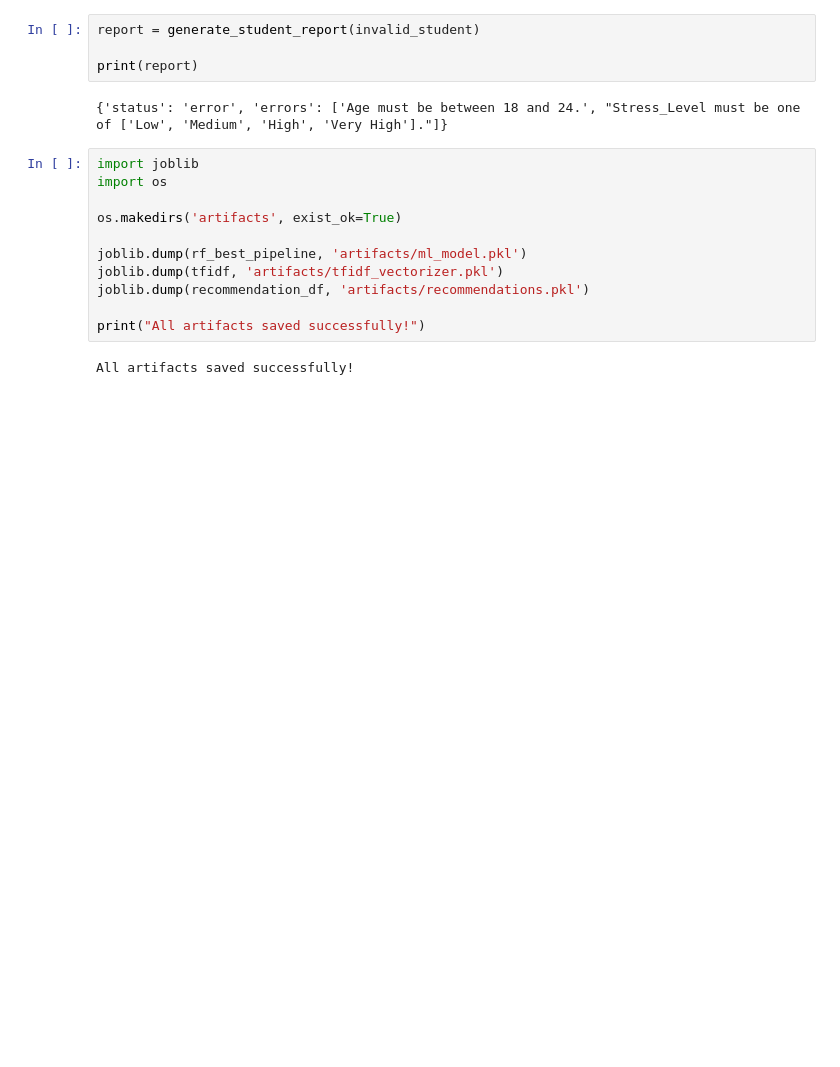
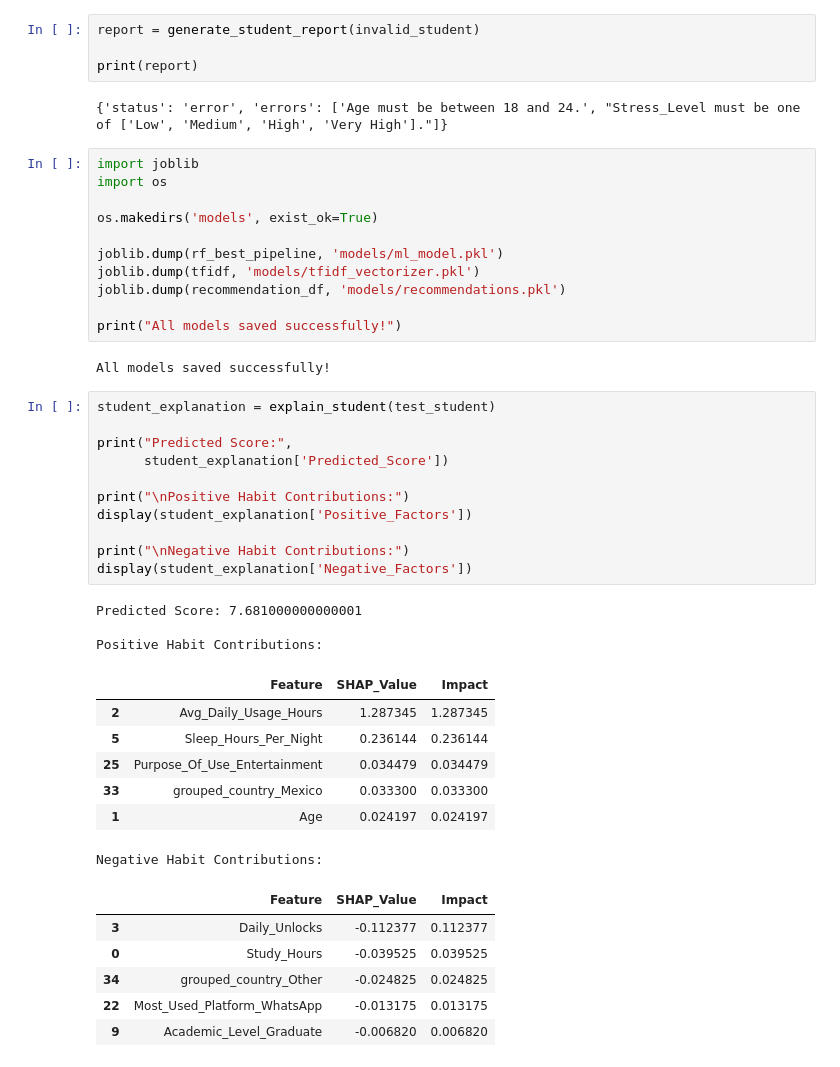
Before and after one commit to gokulgr007/Explainable-Student-Mental-Well-being-Analysis-and-Recommendation-System, a Jupyter notebook: student_wellbeing.ipynb, the cells around one changed output. Saved outputs shown, nothing was run; the diff lists cells and outputs as text; blank space fills up the shorter version.

```diff
--- a/student_wellbeing.ipynb
+++ b/student_wellbeing.ipynb
@@ -1008,12 +1099,40 @@ print(report)
 import joblib
 import os
 
-os.makedirs('artifacts', exist_ok=True)
+os.makedirs('models', exist_ok=True)
 
-joblib.dump(rf_best_pipeline, 'artifacts/ml_model.pkl')
-joblib.dump(tfidf, 'artifacts/tfidf_vectorizer.pkl')
-joblib.dump(recommendation_df, 'artifacts/recommendations.pkl')
+joblib.dump(rf_best_pipeline, 'models/ml_model.pkl')
+joblib.dump(tfidf, 'models/tfidf_vectorizer.pkl')
+joblib.dump(recommendation_df, 'models/recommendations.pkl')
 
-print("All artifacts saved successfully!")
+print("All models saved successfully!")
 # %% [output]
-All artifacts saved successfully!
+All models saved successfully!
+# %%
+student_explanation = explain_student(test_student)
+
+print("Predicted Score:",
+      student_explanation['Predicted_Score'])
+
+print("\nPositive Habit Contributions:")
+display(student_explanation['Positive_Factors'])
+
+print("\nNegative Habit Contributions:")
+display(student_explanation['Negative_Factors'])
+# %% [output]
+Predicted Score: 7.681000000000001
+
+Positive Habit Contributions:
+|  | Feature | SHAP_Value | Impact |
+| 2 | Avg_Daily_Usage_Hours | 1.287345 | 1.287345 |
+| 5 | Sleep_Hours_Per_Night | 0.236144 | 0.236144 |
+| 25 | Purpose_Of_Use_Entertainment | 0.034479 | 0.034479 |
+| 33 | grouped_country_Mexico | 0.033300 | 0.033300 |
+| 1 | Age | 0.024197 | 0.024197 |
+Negative Habit Contributions:
+|  | Feature | SHAP_Value | Impact |
+| 3 | Daily_Unlocks | -0.112377 | 0.112377 |
+| 0 | Study_Hours | -0.039525 | 0.039525 |
+| 34 | grouped_country_Other | -0.024825 | 0.024825 |
+| 22 | Most_Used_Platform_WhatsApp | -0.013175 | 0.013175 |
+| 9 | Academic_Level_Graduate | -0.006820 | 0.006820 |
```
Also changed, not shown: parts of 24 cells of this notebook.
